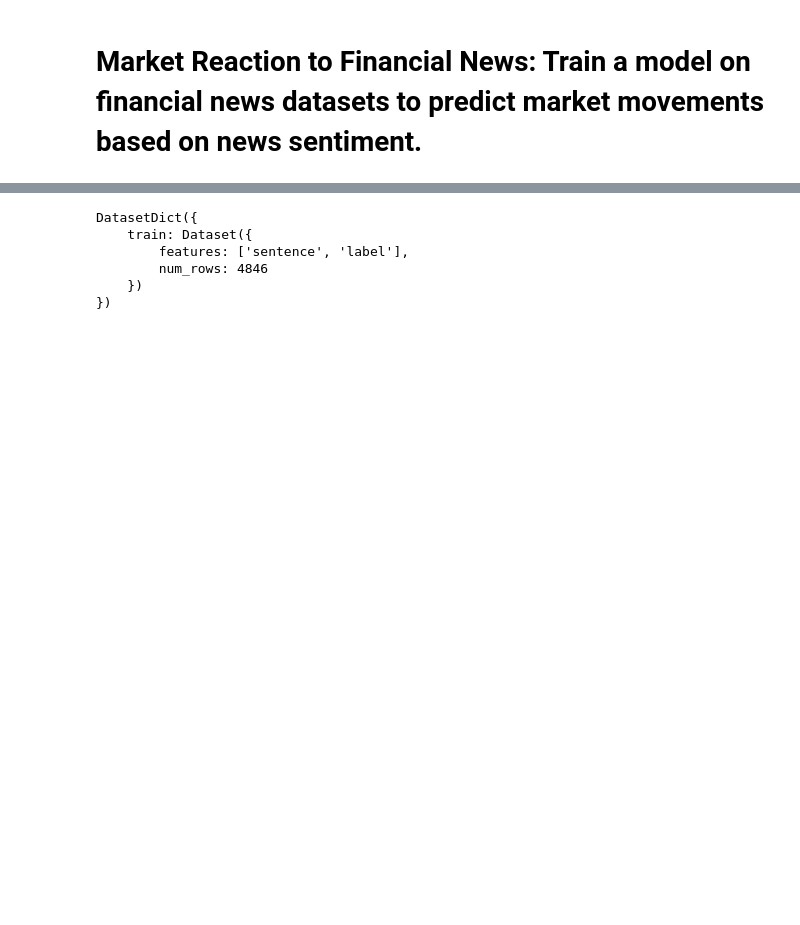
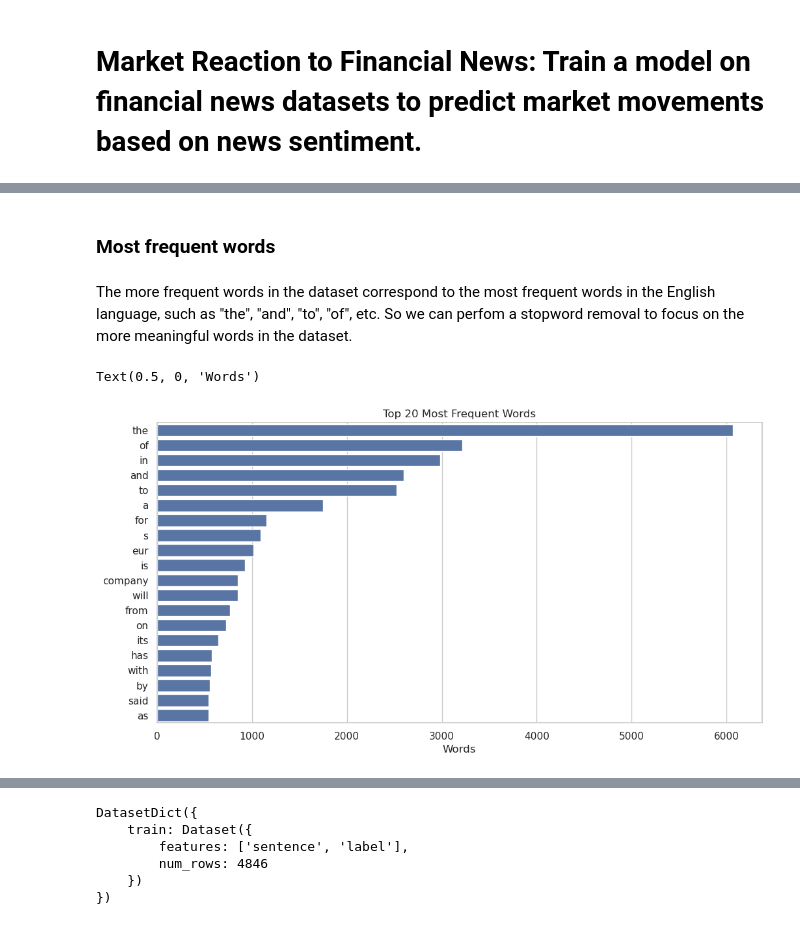
Before and after one commit to victorsobottka/nlp_finalproject_2025, a Jupyter notebook: Final_NLP.ipynb, the cells around one changed output, grey strips where cells are left out. Cells and saved outputs as stored; diff of their text form; code cells hidden in the pictures; blank space fills up the shorter version.

```diff
--- a/Final_NLP.ipynb
+++ b/Final_NLP.ipynb
@@ -4,3 +128,36 @@
 from datasets import load_dataset
 
 dataset_50agree = load_dataset("takala/financial_phrasebank", 'sentences_50agree', trust_remote_code=True)
+# %% [markdown]
+### **Most frequent words**
+# %% [markdown]
+The more frequent words in the dataset correspond to the most frequent words in the English language, such as "the", "and", "to", "of", etc. So we can perfom a stopword removal to focus on the more meaningful words in the dataset.
+# %%
+import pandas as pd
+from collections import Counter
+import re
+
+# Tokenization: split sentences into words, convert to lowercase, and remove unwanted characters
+def tokenize(text):
+    # Converts text to lowercase and extracts words only (ignores numbers and punctuation)
+    return re.findall(r'\b[a-záéíóúüñ]+\b', text.lower())
+
+all_words = []
+for sentence in df['sentence']:
+    all_words.extend(tokenize(sentence))
+
+# Count word frequency
+counter = Counter(all_words)
+most_common = counter.most_common(20)  # Top 20 most frequent words
+
+plt.figure(figsize=(12, 6))
+vertical = True  # Set to True for vertical bars, False for horizontal
+if vertical:
+    sns.set_style(style="whitegrid")
+sns.barplot(y=[word for word, freq in most_common], x=[freq for word, freq in most_common])
+
+plt.title('Top 20 Most Frequent Words')
+plt.xlabel('Words')
+# %% [output]
+Text(0.5, 0, 'Words')
+[figure, added]
```
Also changed, not shown: parts of 21 cells of this notebook, 1 other file.
